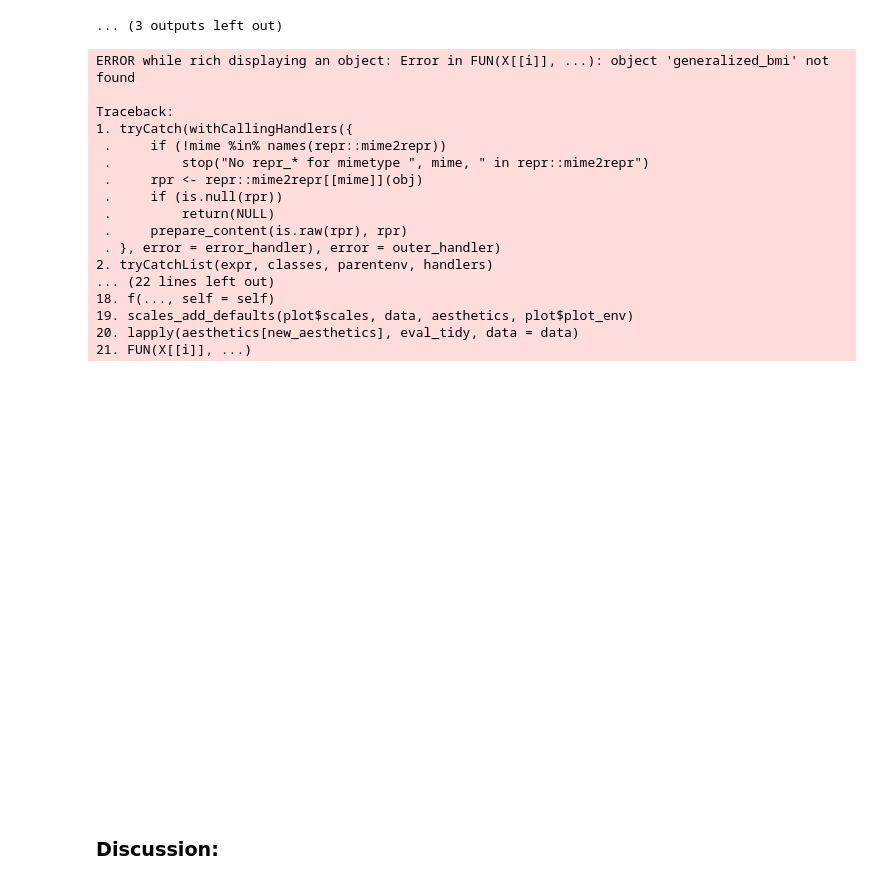
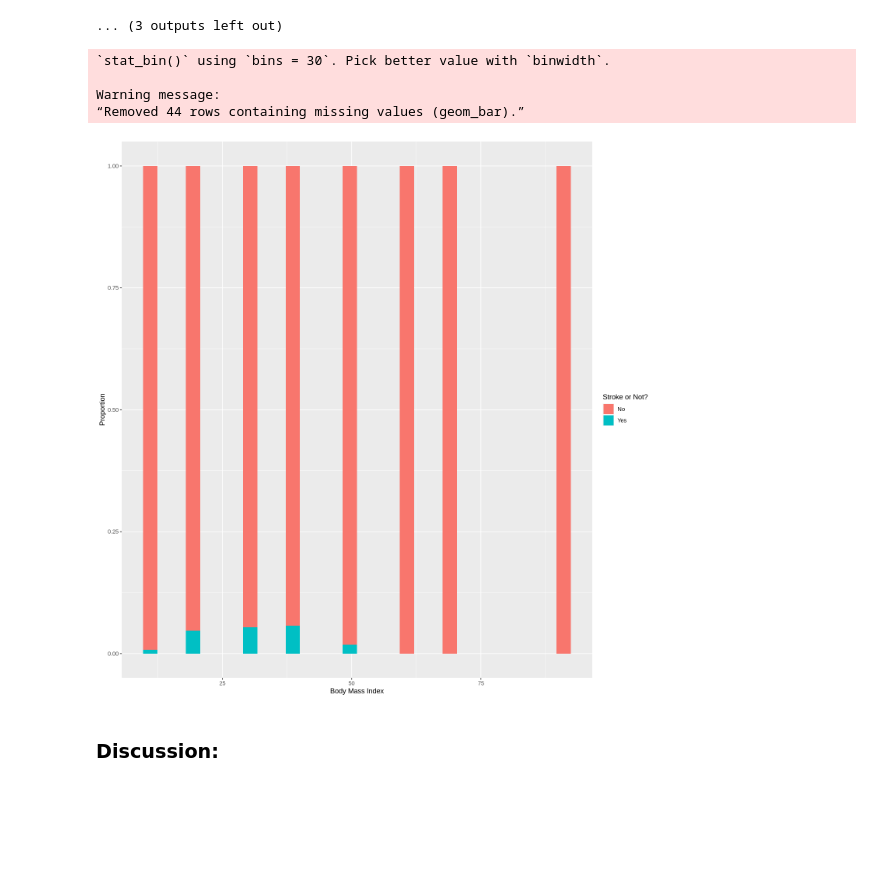
Before and after one commit to ersq/Group-42-Group-Project, a Jupyter notebook: Final Report.ipynb, the cells around one changed output. Drawn from its saved outputs; the diff is of its cells as text; code cells hidden in the pictures; blank space fills up the shorter version.

Commit message:
added data exploratory plot

```diff
--- a/Final Report.ipynb
+++ b/Final Report.ipynb
@@ -142,33 +142,27 @@ A grouped_df: 8 × 3
 | 1 | Unknown | 24 |
 ... (3 outputs left out)
 # %%
+options(repr.plot.width=12, repr.plot.height=12)
+
+# This is the frame that is only used for plotting
+# It generalizes the bmi for plotting and convert stroke to char so that it can be used as the 'fill' argument.
+stroke_train_for_plot <- stroke_train |>
+    mutate(generalized_bmi = floor(floor(as.double(bmi))/10)*10) |>
+    mutate(stroke_or_not = as.character(stroke))
+
 # This bar graph visualizes the relationship between Body Mass Index and whether the person has a stroke or not
-bmi_proportion_plot <- stroke_train |>
+plot <- stroke_train_for_plot |>
     ggplot(aes(x = generalized_bmi, fill = stroke_or_not)) +
     geom_histogram(position = 'fill') +
     labs(fill = 'Stroke or Not?', x = 'Body Mass Index', y = 'Proportion') +
     scale_fill_discrete(labels = c('No', 'Yes'))
-
-bmi_proportion_plot
+plot
 # %% [output]
-ERROR while rich displaying an object: Error in FUN(X[[i]], ...): object 'generalized_bmi' not found
+`stat_bin()` using `bins = 30`. Pick better value with `binwidth`.
 
-Traceback:
-1. tryCatch(withCallingHandlers({
- .     if (!mime %in% names(repr::mime2repr))
- .         stop("No repr_* for mimetype ", mime, " in repr::mime2repr")
- .     rpr <- repr::mime2repr[[mime]](obj)
- .     if (is.null(rpr))
- .         return(NULL)
- .     prepare_content(is.raw(rpr), rpr)
- . }, error = error_handler), error = outer_handler)
-2. tryCatchList(expr, classes, parentenv, handlers)
-... (22 lines left out)
-18. f(..., self = self)
-19. scales_add_defaults(plot$scales, data, aesthetics, plot$plot_env)
-20. lapply(aesthetics[new_aesthetics], eval_tidy, data = data)
-21. FUN(X[[i]], ...)
+Warning message:
+“Removed 44 rows containing missing values (geom_bar).”
-[figure, old version]
+[figure, new version]
 # %% [markdown]
 ### **Discussion:**
 # %% [markdown]
```
